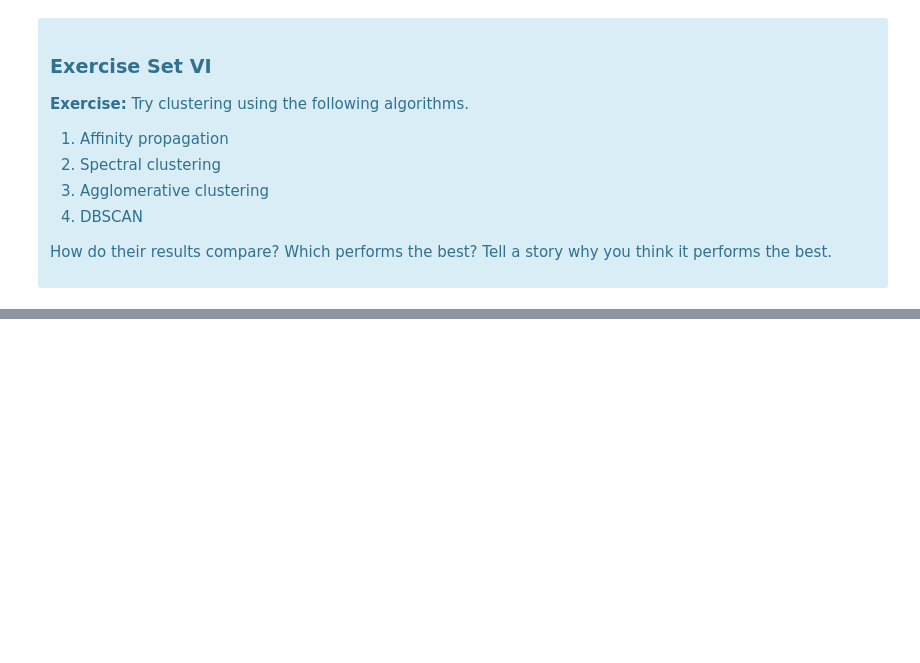
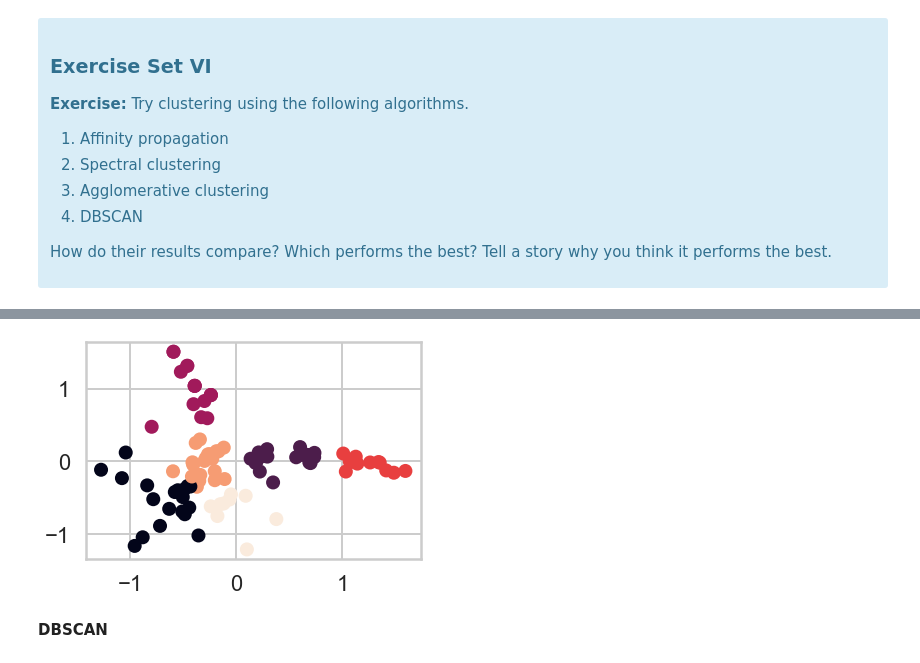
Before and after one commit to wwhite5/Springboard, a Jupyter notebook: Other Projects/Unit 15 - Unsupervised Learning/15.6 Principal Components Analysis/Clustering Case Study - Customer Segmentation with K-Means - Tier 3.ipynb, the cells around one changed output, grey strips where cells are left out. Drawn from its saved outputs; the diff is of its cells as text; code cells hidden in the pictures; blank space fills up the shorter version.

```diff
--- a/Other Projects/Unit 15 - Unsupervised Learning/15.6 Principal Components Analysis/Clustering Case Study - Customer Segmentation with K-Means - Tier 3.ipynb
+++ b/Other Projects/Unit 15 - Unsupervised Learning/15.6 Principal Components Analysis/Clustering Case Study - Customer Segmentation with K-Means - Tier 3.ipynb
@@ -589,0 +644,13 @@ Source: http://scikit-learn.org/stable/modules/clustering.html
+# %%
+from sklearn.cluster import AgglomerativeClustering
+
+ac = AgglomerativeClustering(n_clusters=6, linkage="ward").fit(df[["x","y"]])
+
+df["cluster_labels"] = ac.labels_
+# %%
+plt.scatter(data=df, x="x", y="y", c=df.cluster_labels)
+plt.show()
+# %% [output]
+[figure, added]
+# %% [markdown]
+**DBSCAN**
```
Also changed, not shown: parts of 18 cells of this notebook.
